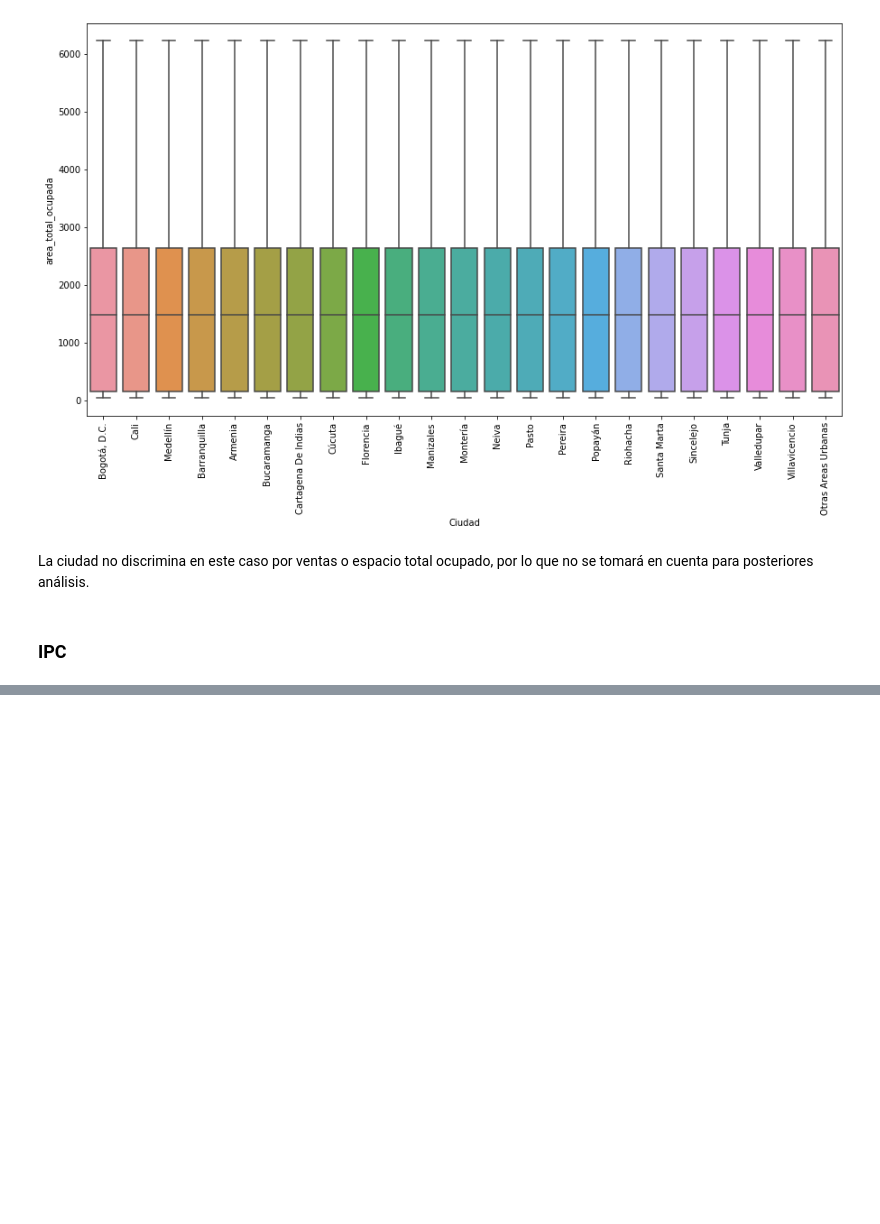
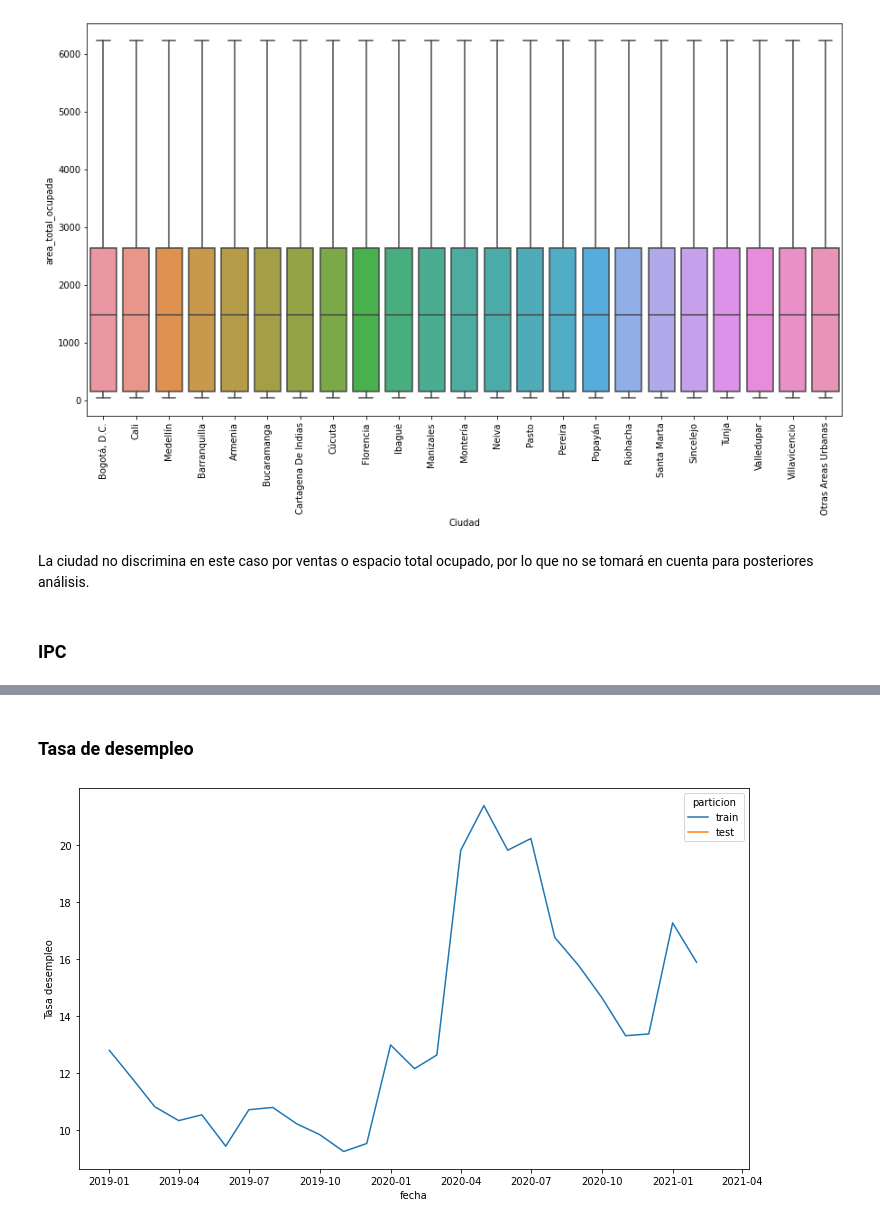
Before and after one commit to CCHidalgoG/Pactia, a Jupyter notebook: Notebook_report.ipynb, the cells around one changed output, grey strips where cells are left out. Drawn from its saved outputs; the diff is of its cells as text; code cells hidden in the pictures; blank space fills up the shorter version.

```diff
--- a/Notebook_report.ipynb
+++ b/Notebook_report.ipynb
@@ -285,0 +297,8 @@ Como es una medida mensual, se observa un incremento, veremos más adelante si e
+# %% [markdown]
+### Tasa de desempleo
+# %%
+plt.figure(figsize=(12,7))
+sns.lineplot(x='fecha',y='Tasa desempleo', hue='particion', data=full_union_df[full_union_df.categoria=='COMIDAS Y BARES'])
+plt.show()
+# %% [output]
+[figure, added]
```
Also changed, not shown: parts of 58 cells of this notebook.
